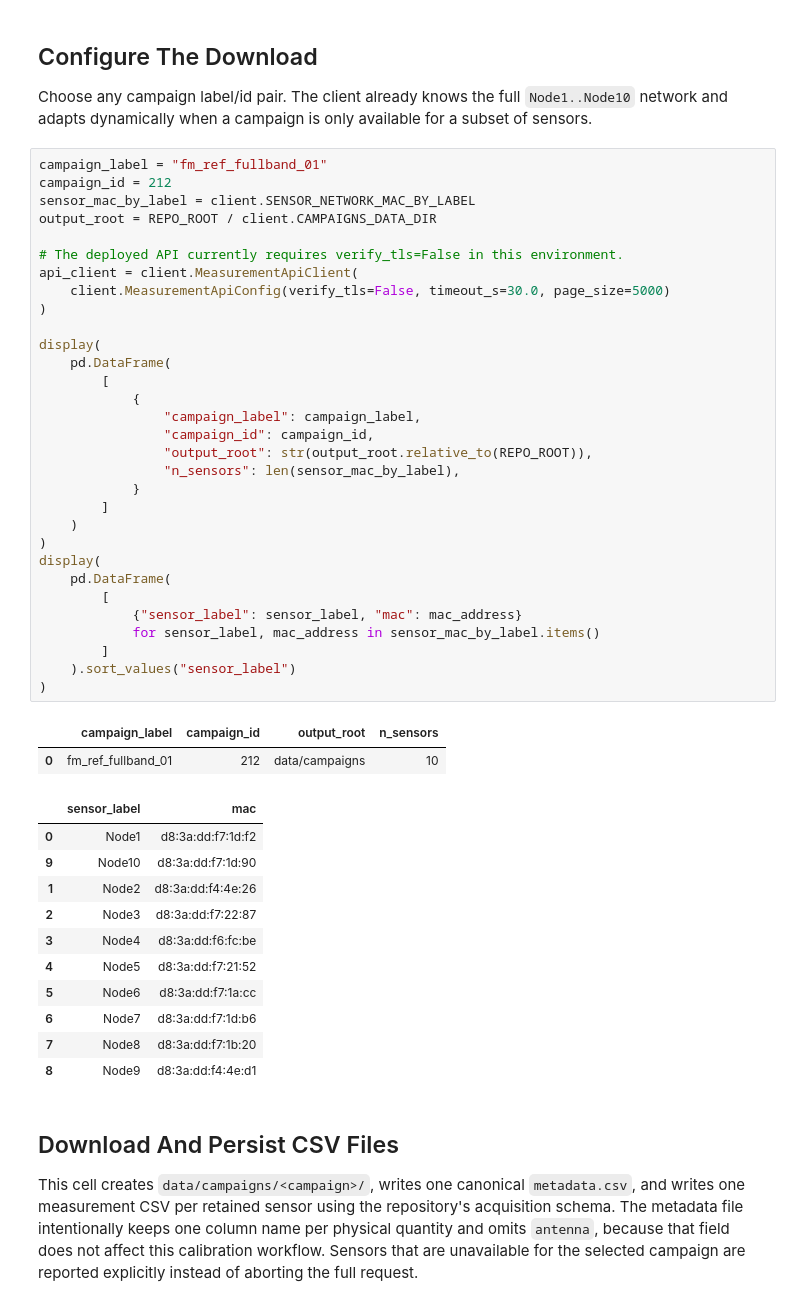
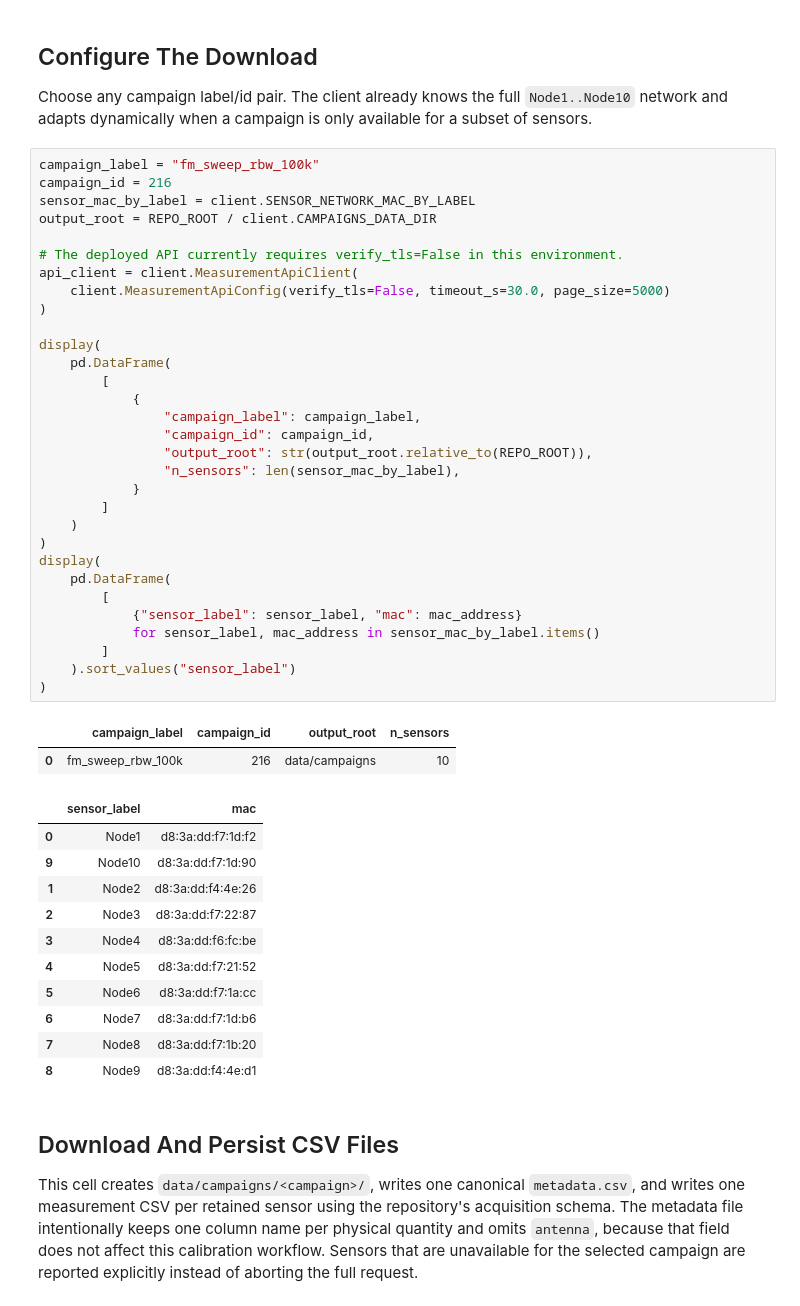
Before and after one commit to AlmondSund/MeasurementCalibration, a Jupyter notebook: notebooks/examples/client.ipynb, the cells around one changed output. Drawn from its saved outputs; the diff is of its cells as text.

```diff
--- a/notebooks/examples/client.ipynb
+++ b/notebooks/examples/client.ipynb
@@ -90,39 +90,39 @@ pd.options.display.max_colwidth = 120
 
 Choose any campaign label/id pair. The client already knows the full `Node1..Node10` network and adapts dynamically when a campaign is only available for a subset of sensors.
 # %%
-campaign_label = "fm_ref_fullband_01"
-campaign_id = 212
+campaign_label = "fm_sweep_rbw_100k"
+campaign_id = 216
 sensor_mac_by_label = client.SENSOR_NETWORK_MAC_BY_LABEL
 output_root = REPO_ROOT / client.CAMPAIGNS_DATA_DIR
 
 # The deployed API currently requires verify_tls=False in this environment.
 api_client = client.MeasurementApiClient(
     client.MeasurementApiConfig(verify_tls=False, timeout_s=30.0, page_size=5000)
 )
 
 display(
     pd.DataFrame(
         [
             {
                 "campaign_label": campaign_label,
                 "campaign_id": campaign_id,
                 "output_root": str(output_root.relative_to(REPO_ROOT)),
                 "n_sensors": len(sensor_mac_by_label),
             }
         ]
     )
 )
 display(
     pd.DataFrame(
         [
             {"sensor_label": sensor_label, "mac": mac_address}
             for sensor_label, mac_address in sensor_mac_by_label.items()
         ]
     ).sort_values("sensor_label")
 )
 # %% [output]
 |  | campaign_label | campaign_id | output_root | n_sensors |
-| 0 | fm_ref_fullband_01 | 212 | data/campaigns | 10 |
+| 0 | fm_sweep_rbw_100k | 216 | data/campaigns | 10 |
 |  | sensor_label | mac |
 | 0 | Node1 | d8:3a:dd:f7:1d:f2 |
 | 9 | Node10 | d8:3a:dd:f7:1d:90 |
```
Also changed, not shown: parts of 4 cells of this notebook, 28 other files.
